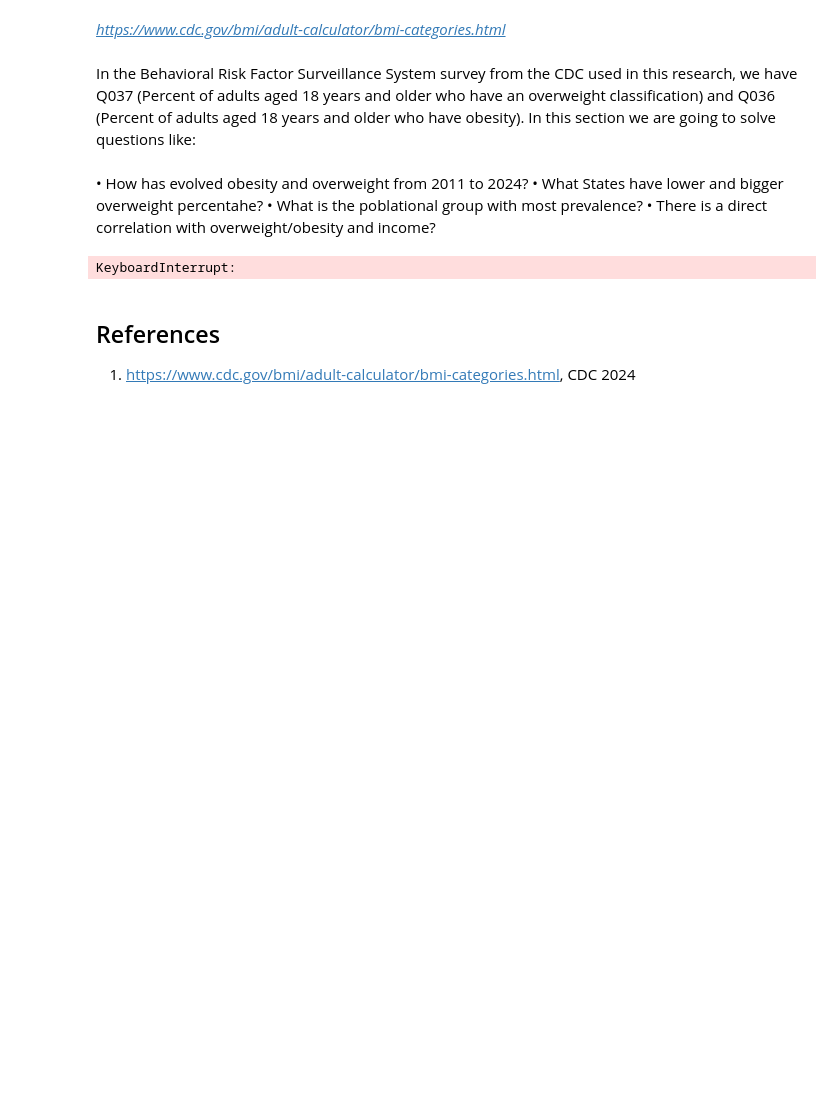
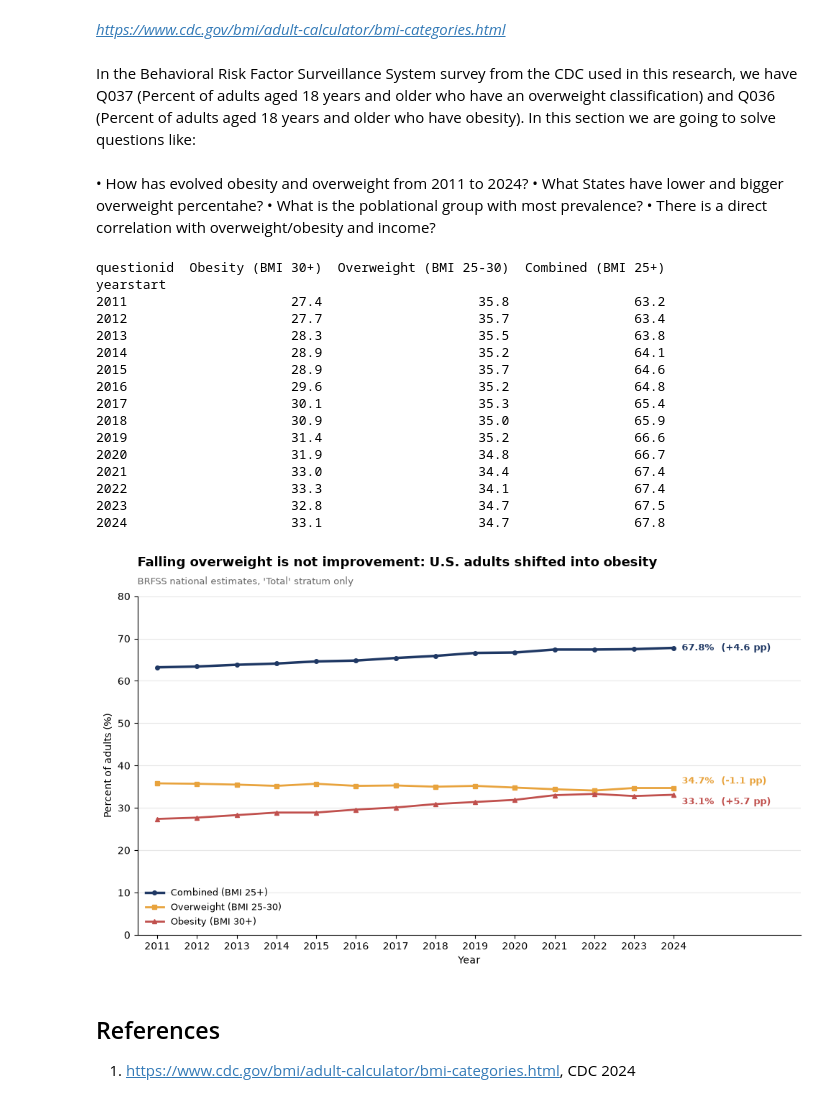
Before and after one commit to castillobastidasjuandavid-creator/US-Health-Study, a Jupyter notebook: notebooks/overweight_analysis.ipynb, the cells around one changed output. Drawn from its saved outputs; the diff is of its cells as text; code cells hidden in the pictures; blank space fills up the shorter version.

```diff
--- a/notebooks/overweight_analysis.ipynb
+++ b/notebooks/overweight_analysis.ipynb
@@ -18,16 +18,83 @@ In the Behavioral Risk Factor Surveillance System survey from the CDC used in th
 # %%
 import pandas as pd
 import matplotlib.pyplot as plt
 
 df = pd.read_csv("../data/raw/Data_Cleaned.csv")
 
-df_overweight = df[df['question'] == 'Percent of adults aged 18 years and older who have an overweight classification']
-overweight_graph=df_overweight.groupby('question')['yearstart']
-overweight_graph.plot(kind='bar')
 
+WEIGHT_Q = {"Q036": "Obesity (BMI 30+)", "Q037": "Overweight (BMI 25-30)"}
+
+mask = (
+    (df["stratificationcategory1"] == "Total")   # sin subgrupos: se solapan
+    & (df["locationabbr"] == "US")               # estimación nacional
+    & (df["questionid"].isin(WEIGHT_Q))
+)
+national = df.loc[mask, ["yearstart", "questionid", "data_value"]]
+
+# --- 2. Reshape: una fila por año, una columna por pregunta ---------------
+trend = (
+    national
+    .pivot_table(index="yearstart", columns="questionid", values="data_value")
+    .rename(columns=WEIGHT_Q)
+    .sort_index()
+)
+trend["Combined (BMI 25+)"] = trend.sum(axis=1)
+print(trend.round(1))
+
+# --- 3. Gráfico ------------------------------------------------------------
+fig, ax = plt.subplots(figsize=(10, 6))
+
+styles = {
+    "Combined (BMI 25+)":     dict(color="#1F3864", lw=2.5, marker="o", ms=4),
+    "Overweight (BMI 25-30)": dict(color="#E8A33D", lw=2.0, marker="s", ms=4),
+    "Obesity (BMI 30+)":      dict(color="#C0504D", lw=2.0, marker="^", ms=4),
+}
+for col, style in styles.items():
+    ax.plot(trend.index, trend[col], label=col, **style)
+
+# Etiqueta final con el valor y el cambio acumulado
+offsets = {"Combined (BMI 25+)": 0, "Overweight (BMI 25-30)": 7, "Obesity (BMI 30+)": -7}
+for col, style in styles.items():
+    delta = trend[col].iloc[-1] - trend[col].iloc[0]
+    ax.annotate(f"{trend[col].iloc[-1]:.1f}%  ({delta:+.1f} pp)",
+                xy=(trend.index[-1], trend[col].iloc[-1]),
+                xytext=(8, offsets[col]), textcoords="offset points",
+                va="center", fontsize=9, color=style["color"], fontweight="bold")
+
+ax.set_ylim(0, 80)
+ax.set_xlim(trend.index.min() - 0.5, trend.index.max() + 3.2)
+ax.set_xticks(trend.index)
+ax.set_xlabel("Year")
+ax.set_ylabel("Percent of adults (%)")
+ax.set_title("Falling overweight is not improvement: U.S. adults shifted into obesity",
+             fontsize=13, fontweight="bold", loc="left", pad=30)
+ax.text(0, 1.035, "BRFSS national estimates, 'Total' stratum only",
+        transform=ax.transAxes, fontsize=9, color="#666666")
+ax.legend(loc="lower left", frameon=False, fontsize=9)
+ax.grid(axis="y", alpha=0.3)
+ax.spines[["top", "right"]].set_visible(False)
+
+plt.tight_layout()
+#plt.savefig("../reports/figures/weight_trend.png", dpi=130, bbox_inches="tight")
 plt.show()
 # %% [output]
-KeyboardInterrupt:
+questionid  Obesity (BMI 30+)  Overweight (BMI 25-30)  Combined (BMI 25+)
+yearstart
+2011                     27.4                    35.8                63.2
+2012                     27.7                    35.7                63.4
+2013                     28.3                    35.5                63.8
+2014                     28.9                    35.2                64.1
+2015                     28.9                    35.7                64.6
+2016                     29.6                    35.2                64.8
+2017                     30.1                    35.3                65.4
+2018                     30.9                    35.0                65.9
+2019                     31.4                    35.2                66.6
+2020                     31.9                    34.8                66.7
+2021                     33.0                    34.4                67.4
+2022                     33.3                    34.1                67.4
+2023                     32.8                    34.7                67.5
+2024                     33.1                    34.7                67.8
+[figure, added]
 # %% [markdown]
 ## References
 1. https://www.cdc.gov/bmi/adult-calculator/bmi-categories.html, CDC 2024
```
Also changed, not shown: parts of 1 cell of this notebook.
